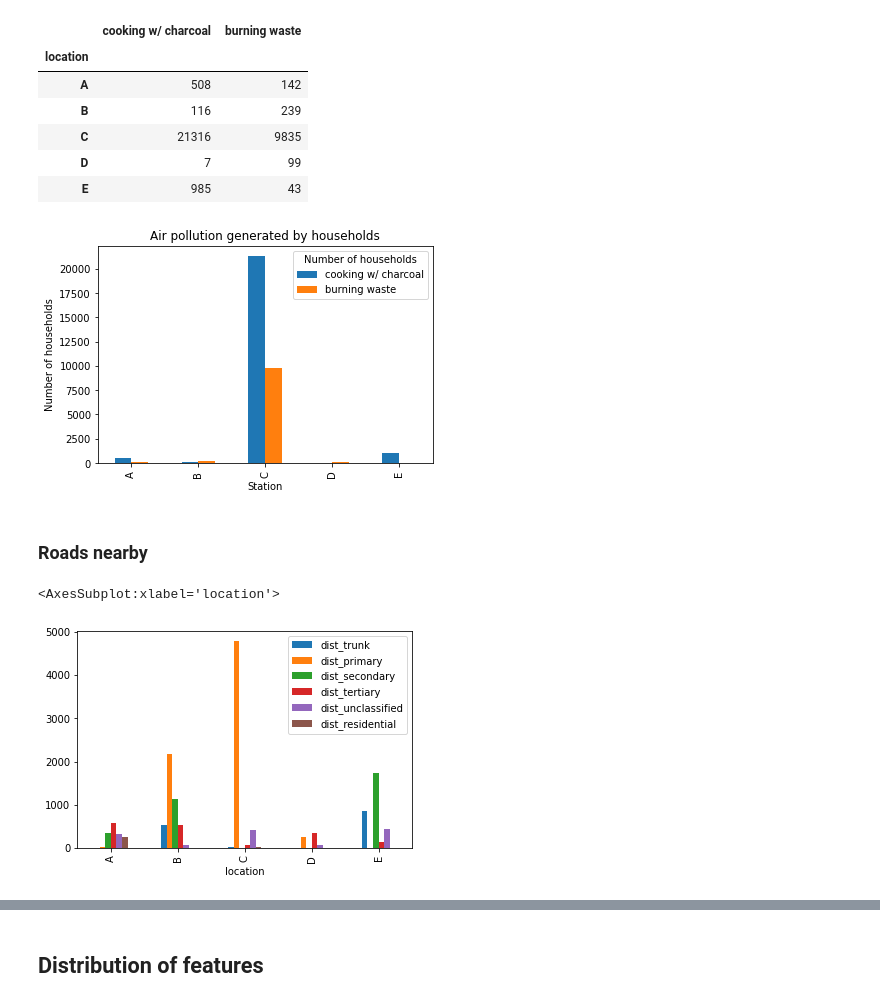
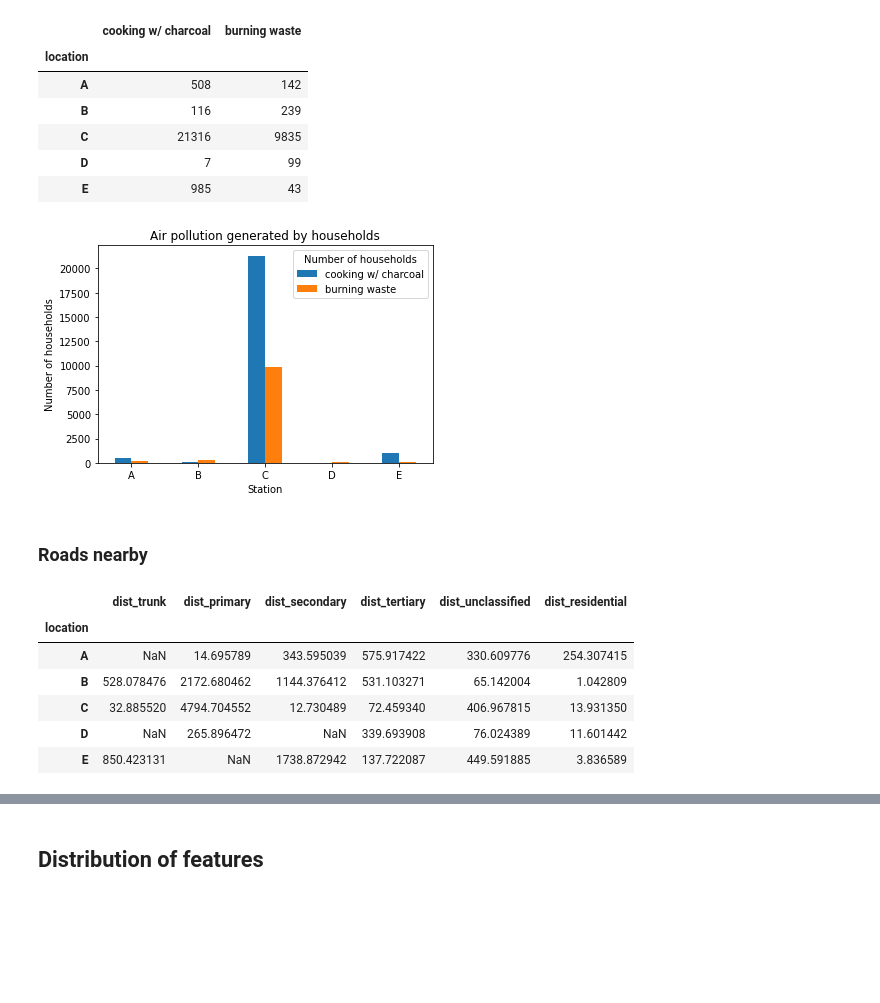
Before and after one commit to Jerwin87/ML-Project-1, a Jupyter notebook: eda_extra.ipynb, the cells around one changed output, grey strips where cells are left out. Saved outputs shown, nothing was run; the diff lists cells and outputs as text; code cells hidden in the pictures; blank space fills up the shorter version.

```diff
--- a/eda_extra.ipynb
+++ b/eda_extra.ipynb
@@ -86,14 +87,20 @@ cook_burn
 # %%
 ax = cook_burn.plot(kind='bar')
 ax.set(xlabel = 'Station', ylabel='Number of households', title='Air pollution generated by households')
 ax.legend(title='Number of households')
+plt.xticks(rotation=0)
 ax.get_figure().savefig('images/n_hh_cooking_burning.jpg')
 # %% [output]
-[figure, old version]
+[figure, new version]
 # %% [markdown]
 ### Roads nearby
 # %%
-meta[['location', 'dist_trunk', 'dist_primary', 'dist_secondary', 'dist_tertiary', 'dist_unclassified', 'dist_residential']].set_index('location').plot.bar()
+meta[['location', 'dist_trunk', 'dist_primary', 'dist_secondary', 'dist_tertiary', 'dist_unclassified', 'dist_residential']].set_index('location')
 # %% [output]
-<AxesSubplot:xlabel='location'>
-[figure, removed]
+|  | dist_trunk | dist_primary | dist_secondary | dist_tertiary | dist_unclassified | dist_residential |
+| location |  |  |  |  |  |  |
+| A | NaN | 14.695789 | 343.595039 | 575.917422 | 330.609776 | 254.307415 |
+| B | 528.078476 | 2172.680462 | 1144.376412 | 531.103271 | 65.142004 | 1.042809 |
+| C | 32.885520 | 4794.704552 | 12.730489 | 72.459340 | 406.967815 | 13.931350 |
+| D | NaN | 265.896472 | NaN | 339.693908 | 76.024389 | 11.601442 |
+| E | 850.423131 | NaN | 1738.872942 | 137.722087 | 449.591885 | 3.836589 |
```
Also changed, not shown: parts of 6 cells of this notebook, 7 other files.
